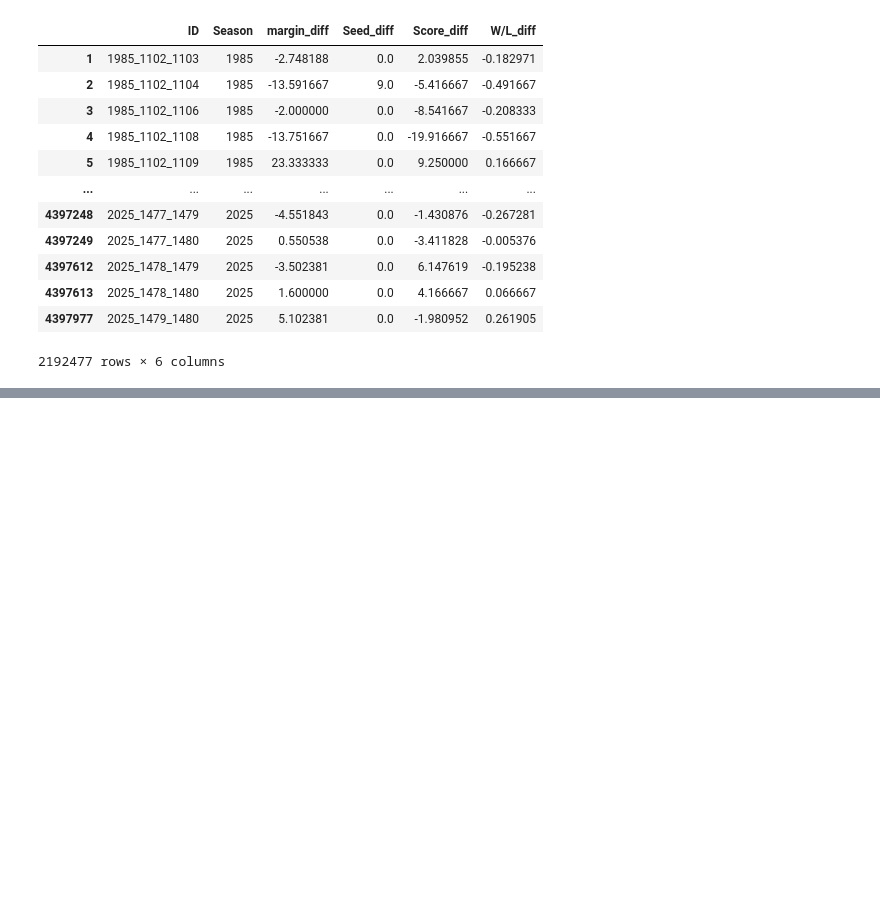
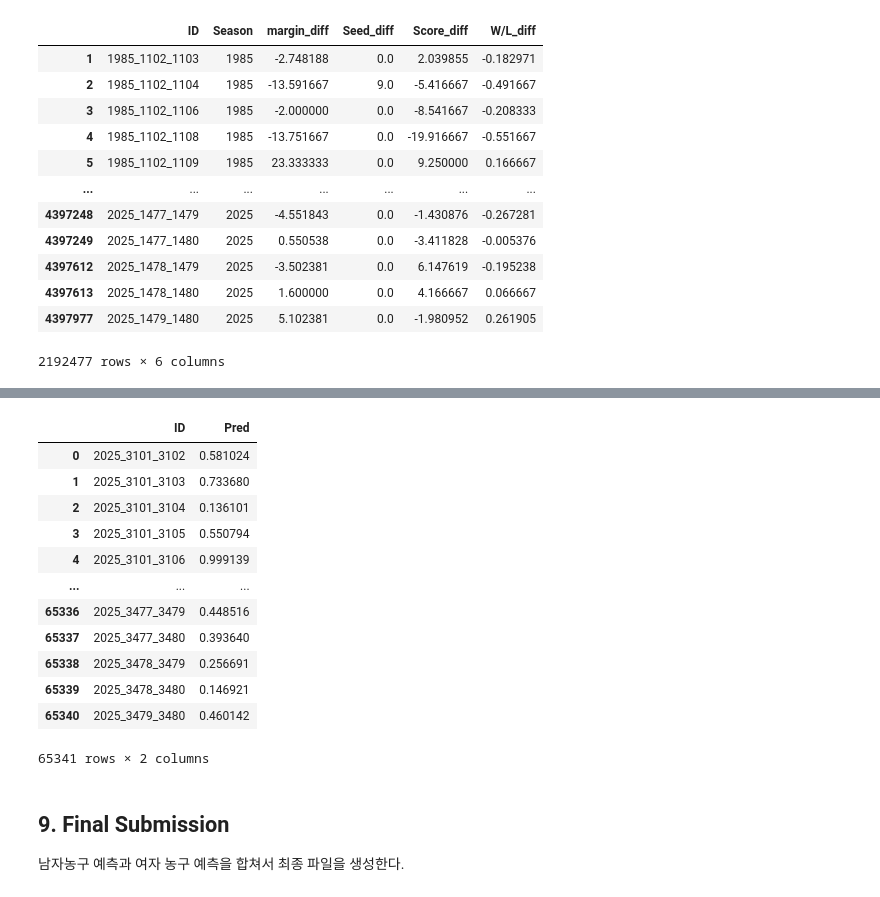
Before and after one commit to akaiuun12/MarchMadness2025, a Jupyter notebook: march_madness_2025.ipynb, the cells around one changed output, grey strips where cells are left out. Saved outputs shown, nothing was run; the diff lists cells and outputs as text; code cells hidden in the pictures; blank space fills up the shorter version.

```diff
--- a/march_madness_2025.ipynb
+++ b/march_madness_2025.ipynb
@@ -211,31 +352,17 @@ df_submission_men
 # %%
-# Women's prediction
-compact_results_url = '/kaggle/input/march-machine-learning-mania-2025/WRegularSeasonCompactResults.csv'
-# detailed_results_url = '/kaggle/input/march-machine-learning-mania-2025/WRegularSeasonDetailedResults.csv'
-tournament_results_url = '/kaggle/input/march-machine-learning-mania-2025/WNCAATourneyCompactResults.csv'
-# seeds_url = '/kaggle/input/march-machine-learning-mania-2025/WNCAATourneySeeds.csv'
-rankings_url = '/kaggle/input/march-machine-learning-mania-2025/WMasseyOrdinals.csv'
-
-df_rs = regular_season(compact_results_url, seeds_url)
-# df_rs_detailed = regular_season_detailed(detailed_results_url, rankings_url)
-# df_rs_all = pd.merge(df_rs, df_rs_detailed, on=['ID', 'Season'], how='inner').fillna(0)
-df_tourney = tournament(tournament_results_url)
-df_train = pd.merge(df_tourney, df_rs, on='ID', how='inner').fillna(0)
-
 import tensorflow as tf
-from tensorflow import keras
 
 features = ['margin_diff', 'Seed_diff', 'Score_diff', 'W/L_diff']
 
 X_train, y_train = df_train[features], df_train["W/L"]
 
-model_tf = keras.Sequential([
-    keras.layers.Dense(32, activation='relu', kernel_regularizer=keras.regularizers.l2(0.001)),
-    keras.layers.Dropout(0.5),
-    keras.layers.Dense(8, activation='relu', kernel_regularizer=keras.regularizers.l2(0.001)),
-    keras.layers.Dropout(0.5),
-    keras.layers.Flatten(),
-    keras.layers.Dense(1, activation='sigmoid')
+model_tf = tf.keras.Sequential([
+    tf.keras.layers.Dense(32, activation='relu', kernel_regularizer=tf.keras.regularizers.l2(0.001)),
+    tf.keras.layers.Dropout(0.5),
+    tf.keras.layers.Dense(8, activation='relu', kernel_regularizer=tf.keras.regularizers.l2(0.001)),
+    tf.keras.layers.Dropout(0.5),
+    tf.keras.layers.Flatten(),
+    tf.keras.layers.Dense(1, activation='sigmoid')
 ])
 
 model_tf.compile(optimizer='adam',
@@ -245,7 +391,8 @@ model_tf.fit(X_train, y_train, epochs=1000, batch_size=32)
 # %%
-df_submission = df_rs[df_rs.Season == 2025]
+df_submission = df_rs[df_rs.Season == 2025].copy()
 df_submission['Pred'] = model_tf.predict(df_submission[features])
 df_submission = df_submission.reset_index()
 df_submission_women = df_submission[['ID', 'Pred']]
 
 df_submission_women
+# %% [output]
@@ -252,3 +400,20 @@ df_submission_women
+|  | ID | Pred |
+| 0 | 2025_3101_3102 | 0.581024 |
+| 1 | 2025_3101_3103 | 0.733680 |
+| 2 | 2025_3101_3104 | 0.136101 |
+| 3 | 2025_3101_3105 | 0.550794 |
+| 4 | 2025_3101_3106 | 0.999139 |
+| ... | ... | ... |
+| 65336 | 2025_3477_3479 | 0.448516 |
+| 65337 | 2025_3477_3480 | 0.393640 |
+| 65338 | 2025_3478_3479 | 0.256691 |
+| 65339 | 2025_3478_3480 | 0.146921 |
+| 65340 | 2025_3479_3480 | 0.460142 |
+65341 rows × 2 columns
+# %% [markdown]
+## 9. Final Submission
+
+남자농구 예측과 여자 농구 예측을 합쳐서 최종 파일을 생성한다.
 # %%
 # Create final submission file
 submission_df = pd.concat([
```
Also changed, not shown: parts of 23 cells of this notebook.
